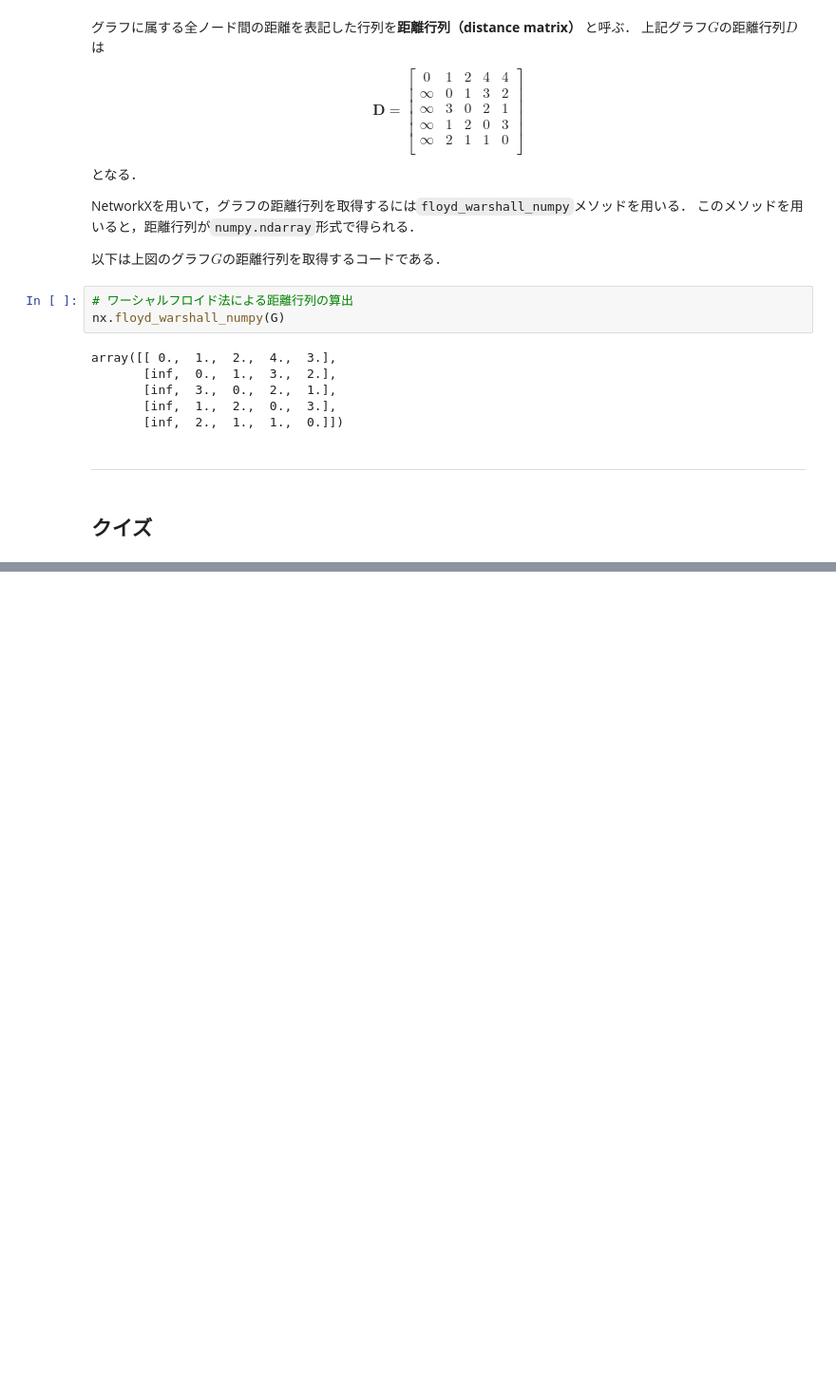
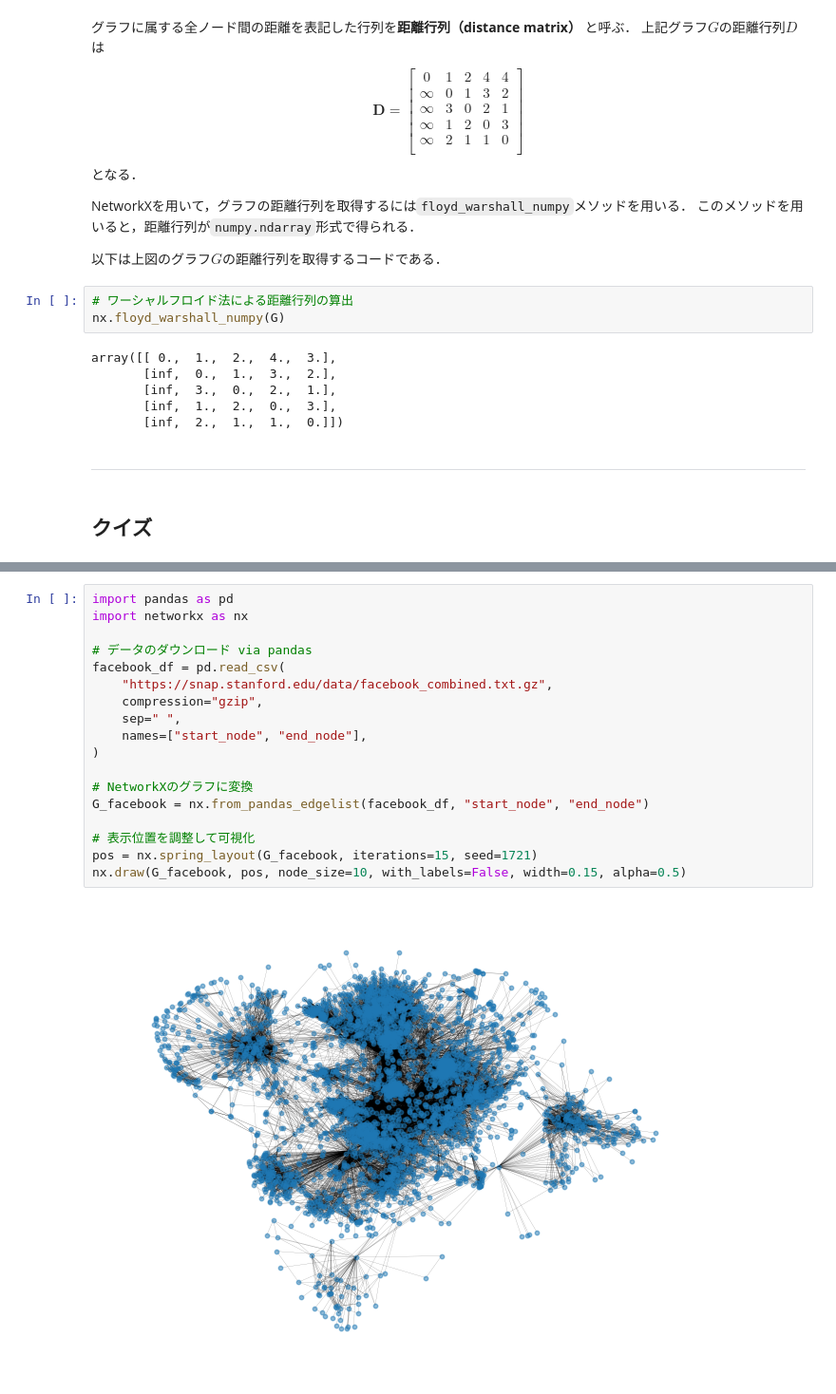
Before and after one commit to hontolab-courses/graph-analysis-lecturenote, a Jupyter notebook: _sources/content/graph-and-path.ipynb, the cells around one changed output, grey strips where cells are left out. Shown at 95% size. Drawn from its saved outputs; the diff is of its cells as text; blank space fills up the shorter version.

```diff
--- a/_sources/content/graph-and-path.ipynb
+++ b/_sources/content/graph-and-path.ipynb
@@ -336,0 +352,20 @@ array([[ 0.,  1.,  2.,  4.,  3.],
+# %%
+import pandas as pd
+import networkx as nx
+
+# データのダウンロード via pandas
+facebook_df = pd.read_csv(
+    "https://snap.stanford.edu/data/facebook_combined.txt.gz",
+    compression="gzip",
+    sep=" ",
+    names=["start_node", "end_node"],
+)
+
+# NetworkXのグラフに変換
+G_facebook = nx.from_pandas_edgelist(facebook_df, "start_node", "end_node")
+
+# 表示位置を調整して可視化
+pos = nx.spring_layout(G_facebook, iterations=15, seed=1721)
+nx.draw(G_facebook, pos, node_size=10, with_labels=False, width=0.15, alpha=0.5)
+# %% [output]
+[figure, added]
```
Also changed, not shown: parts of 11 cells of this notebook, 12 other files.
